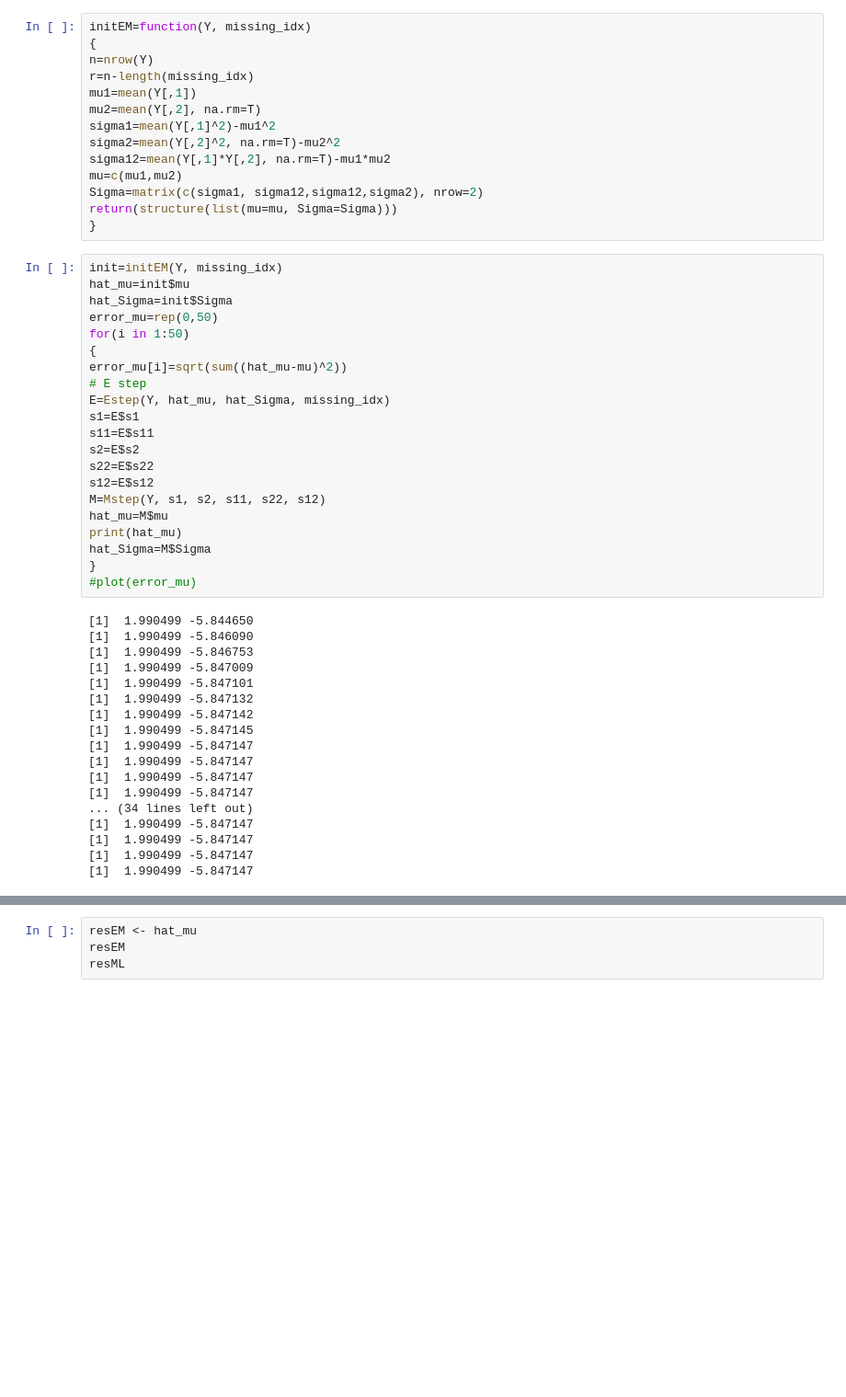
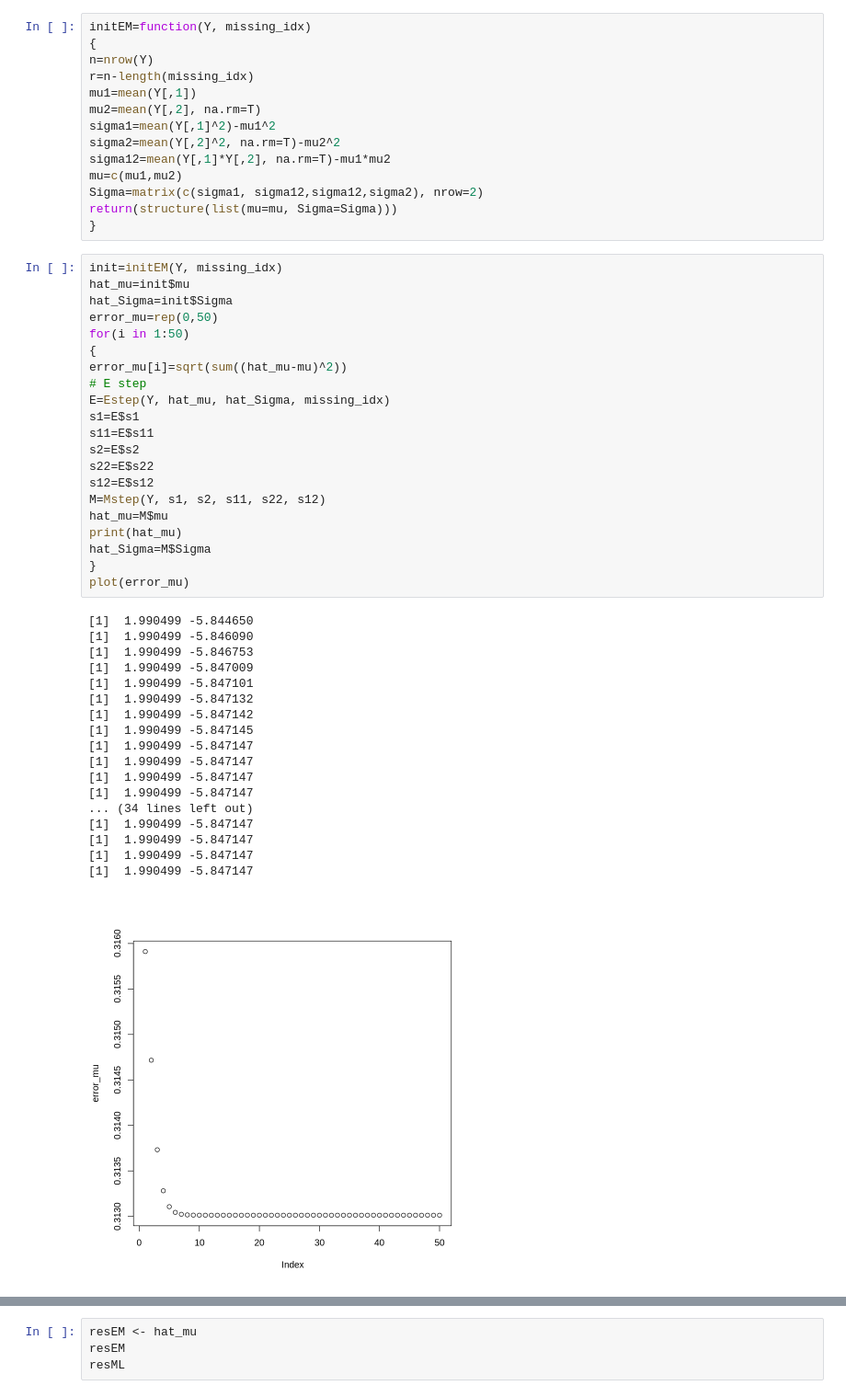
Before and after one commit to KOMBOU12/Marius, a Jupyter notebook: Introduction_par_Julie_Josse.ipynb, the cells around one changed output, grey strips where cells are left out. Shown: that part at 92% size. Saved outputs shown, nothing was run; the diff lists cells and outputs as text; blank space fills up the shorter version.

```diff
--- a/Introduction_par_Julie_Josse.ipynb
+++ b/Introduction_par_Julie_Josse.ipynb
@@ -110,31 +118,32 @@ error_mu[i]=sqrt(sum((hat_mu-mu)^2))
 # E step
 E=Estep(Y, hat_mu, hat_Sigma, missing_idx)
 s1=E$s1
 s11=E$s11
 s2=E$s2
 s22=E$s22
 s12=E$s12
 M=Mstep(Y, s1, s2, s11, s22, s12)
 hat_mu=M$mu
 print(hat_mu)
 hat_Sigma=M$Sigma
 }
-#plot(error_mu)
+plot(error_mu)
 # %% [output]
 [1]  1.990499 -5.844650
 [1]  1.990499 -5.846090
 [1]  1.990499 -5.846753
 [1]  1.990499 -5.847009
 [1]  1.990499 -5.847101
 [1]  1.990499 -5.847132
 [1]  1.990499 -5.847142
 [1]  1.990499 -5.847145
 [1]  1.990499 -5.847147
 [1]  1.990499 -5.847147
 [1]  1.990499 -5.847147
 [1]  1.990499 -5.847147
 ... (34 lines left out)
 [1]  1.990499 -5.847147
 [1]  1.990499 -5.847147
 [1]  1.990499 -5.847147
 [1]  1.990499 -5.847147
+[figure, added]
```
Also changed, not shown: parts of 7 cells of this notebook.
